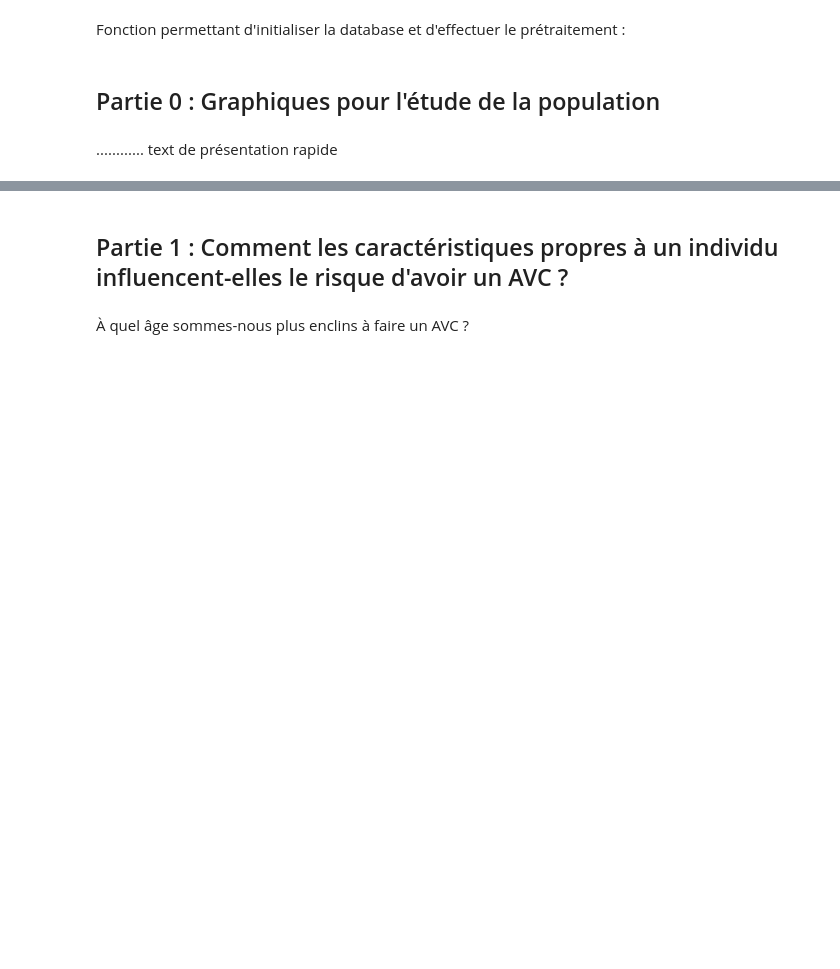
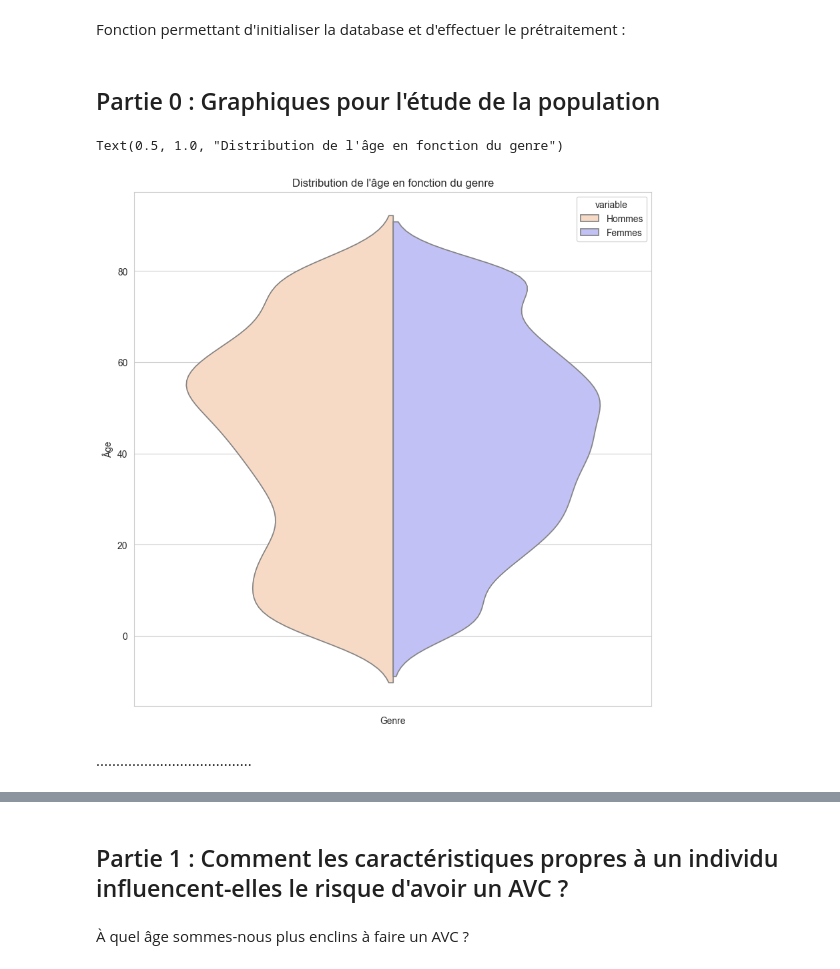
Before and after one commit to VpourVictor/DATA_Visualisation, a Jupyter notebook: Final.ipynb, the cells around one changed output, grey strips where cells are left out. Saved outputs shown, nothing was run; the diff lists cells and outputs as text; code cells hidden in the pictures; blank space fills up the shorter version.

```diff
--- a/Final.ipynb
+++ b/Final.ipynb
@@ -49,2 +47,0 @@ df = init_traitement_DB()
-# %% [markdown]
-............ text de présentation rapide
@@ -52,0 +48,25 @@ df = init_traitement_DB()
+# %%
+palette = {
+    'violetf' : '#9381FF',
+    'violetc' : '#B8B8FF',
+    'blancg' : '#F8F7FF',
+    'orangec' : '#FFEEDD',
+    'orangef' : '#FFD8BE'
+}
+df = init_traitement_DB()
+data_male = df[df['gender'] == "Male"]['age'].dropna()
+data_female = df[df['gender'] == "Female"]['age'].dropna()
+
+data = pd.DataFrame({'Hommes':data_male, 'Femmes':data_female})
+data = data.melt()
+
+plt.figure(figsize=(10, 10))
+sns.violinplot(data=data, y='value', split=True, hue='variable', inner=None, palette={"Hommes": palette.get('orangef'), "Femmes": palette.get("violetc")})
+plt.xlabel('Genre')
+plt.ylabel('Âge')
+plt.title('Distribution de l\'âge en fonction du genre')
+# %% [output]
+Text(0.5, 1.0, "Distribution de l'âge en fonction du genre")
+[figure, added]
+# %% [markdown]
+.......................................
```
Also changed, not shown: parts of 29 cells of this notebook, 1 other file.
